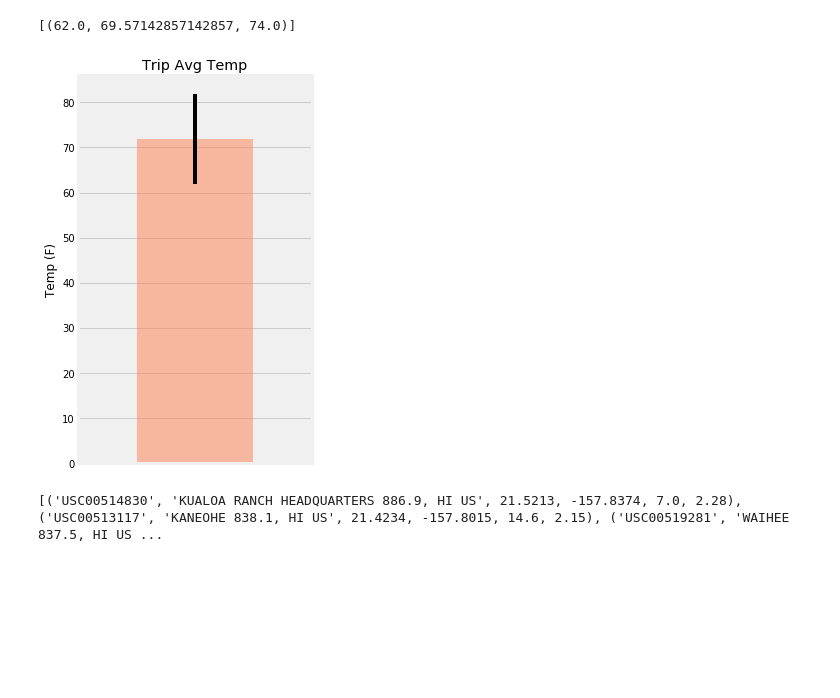
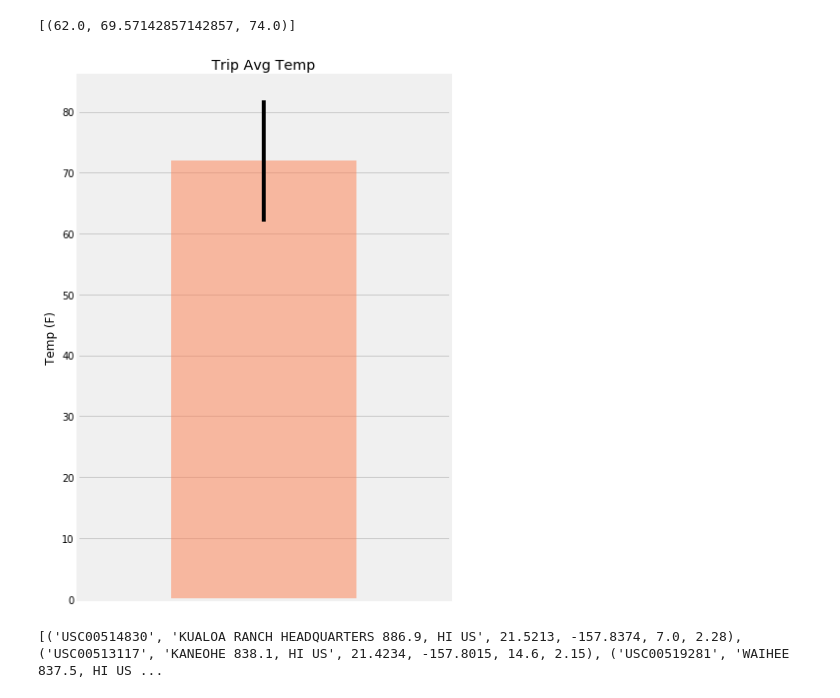
Before and after one commit to ashleykuttler/sql-alchemy-homework-08, a Jupyter notebook: sql_alchemy_final_AK.ipynb, the cells around one changed output. Drawn from its saved outputs; the diff is of its cells as text; code cells hidden in the pictures; blank space fills up the shorter version.

```diff
--- a/sql_alchemy_final_AK.ipynb
+++ b/sql_alchemy_final_AK.ipynb
@@ -278,23 +279,23 @@ trip_df = pd.DataFrame(trip, columns=['t_min', 't_avg', 't_max'])
 # %%
 # Plot the results from your previous query as a bar chart.
 # Use "Trip Avg Temp" as your Title
 # Use the average temperature for the y value
 # Use the peak-to-peak (tmax-tmin) value as the y error bar (yerr)
 trip_df.plot.bar(y='t_avg',
                 yerr=(trip_df['t_max'] - trip_df['t_min']),
                 title='Trip Avg Temp',
                 color='coral',
                 alpha=0.5,
-                figsize=(4,6))
+                figsize=(6,8))
 
 plt.xticks(np.arange(1, 1.0))
 plt.ylabel("Temp (F)")
 plt.tight_layout()
 plt.gca().legend_.remove()
 plt.savefig("Image-TripAvgTemp.png")
 plt.show()
 # %% [output]
-[figure, old version]
+[figure, new version]
 # %%
 # Calculate the total amount of rainfall per weather station for your trip dates using the previous year's matching dates.
 # Sort this in descending order by precipitation amount and list the station, name, latitude, longitude, and elevation
```
Also changed, not shown: parts of 8 cells of this notebook, 5 other files.
